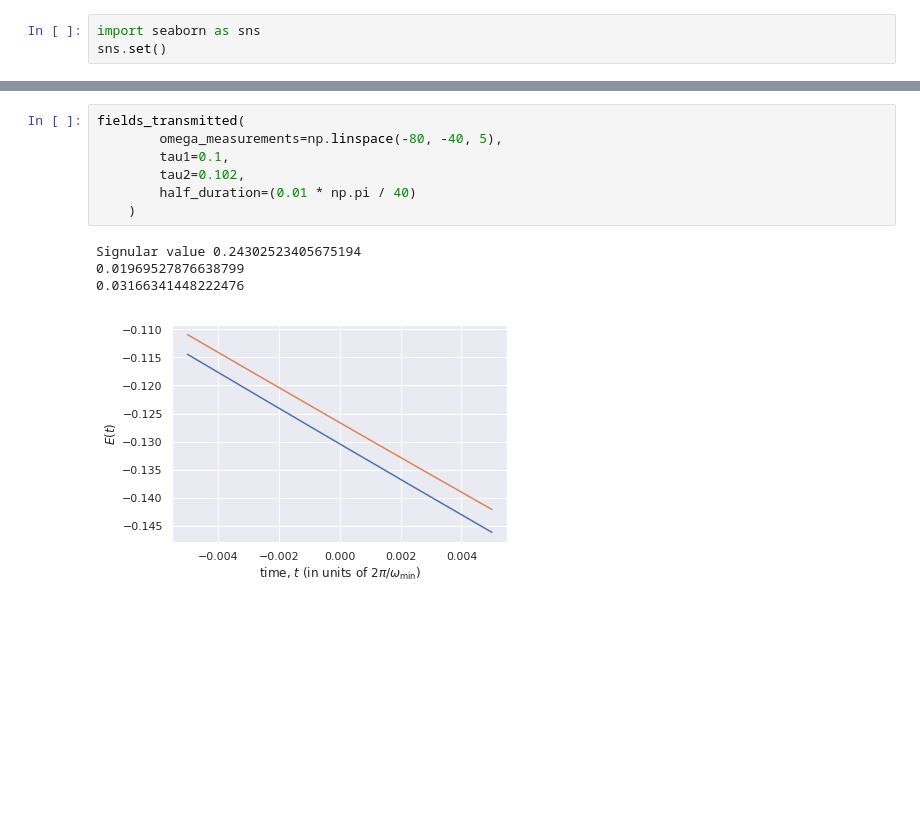
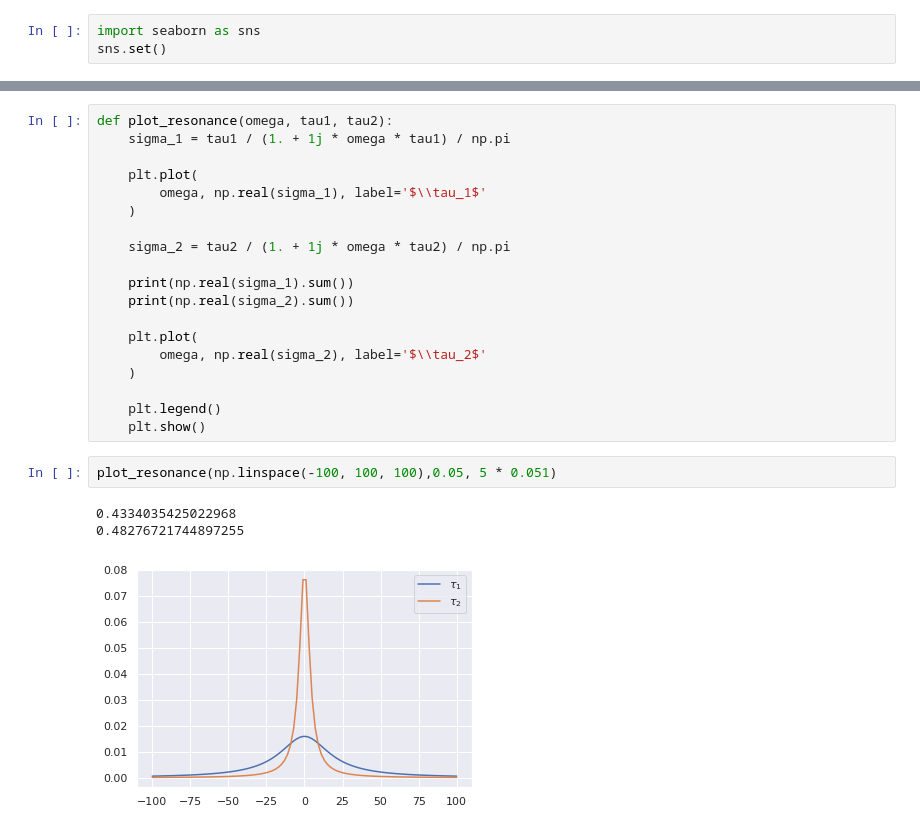
Before and after one commit to dibondar/miscellaneous, a Jupyter notebook: superoscilations.ipynb, the cells around one changed output, grey strips where cells are left out. Drawn from its saved outputs; the diff is of its cells as text; blank space fills up the shorter version.

```diff
--- a/superoscilations.ipynb
+++ b/superoscilations.ipynb
@@ -277,12 +301,25 @@ def fields_transmitted(omega_measurements, tau1, tau2, half_duration):
-# %%
-fields_transmitted(
-        omega_measurements=np.linspace(-80, -40, 5),
-        tau1=0.1,
-        tau2=0.102,
-        half_duration=(0.01 * np.pi / 40)
-    )
-# %% [output]
-Signular value 0.24302523405675194
-0.01969527876638799
-0.03166341448222476
-[figure, removed]
+# %%
+def plot_resonance(omega, tau1, tau2):
+    sigma_1 = tau1 / (1. + 1j * omega * tau1) / np.pi
+
+    plt.plot(
+        omega, np.real(sigma_1), label='$\\tau_1$'
+    )
+
+    sigma_2 = tau2 / (1. + 1j * omega * tau2) / np.pi
+
+    print(np.real(sigma_1).sum())
+    print(np.real(sigma_2).sum())
+
+    plt.plot(
+        omega, np.real(sigma_2), label='$\\tau_2$'
+    )
+
+    plt.legend()
+    plt.show()
+# %%
+plot_resonance(np.linspace(-100, 100, 100),0.05, 5 * 0.051)
+# %% [output]
+0.4334035425022968
+0.48276721744897255
+[figure, added]
```
Also changed, not shown: parts of 23 cells of this notebook.
